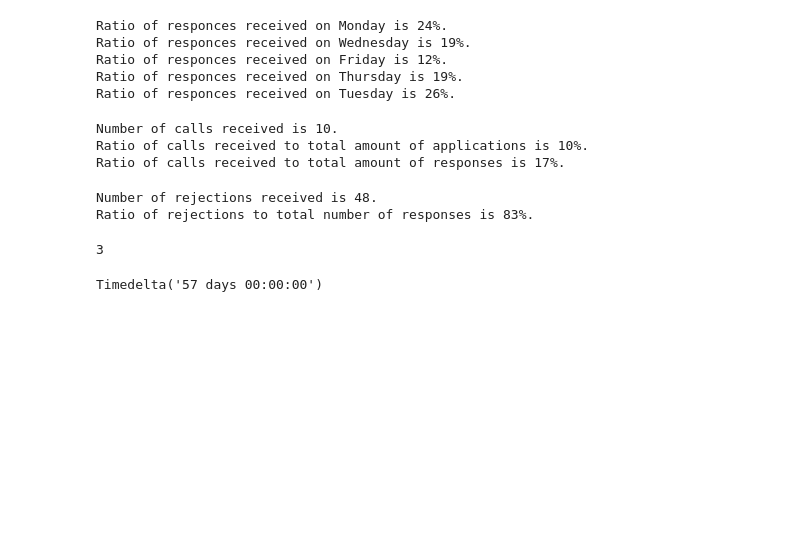
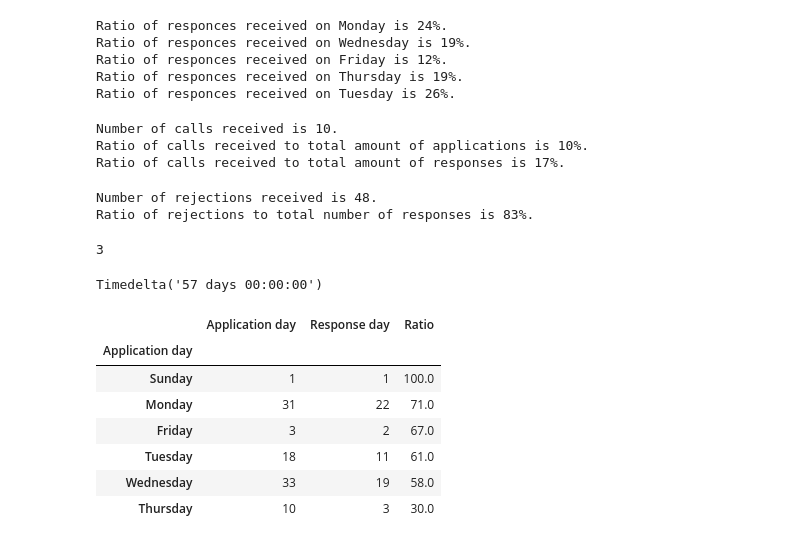
Before and after one commit to SvetlanaGruzdeva/job-hunt-stats, a Jupyter notebook: main.ipynb, the cells around one changed output. Drawn from its saved outputs; the diff is of its cells as text; code cells hidden in the pictures; blank space fills up the shorter version.

```diff
--- a/main.ipynb
+++ b/main.ipynb
@@ -41,6 +41,7 @@ memory usage: 9.9+ KB
 df.to_csv('.//clean_data//job_hunt_stat.csv')
 # %%
 df = pd.read_csv('.//clean_data//job_hunt_stat.csv')
+df.drop('Unnamed: 0', axis=1, inplace=True)
 # %%
 sns.displot(df, x='Application day', shrink=.8)
 plt.title('Application by day of the week')
@@ -117,0 +116,13 @@ Timedelta('57 days 00:00:00')
+# %%
+df_by_day = df[['Application day', 'Response day']].groupby(df['Application day']).count()
+df_by_day['Ratio'] = round(df_by_day['Response day']/df_by_day['Application day']*100, 0)
+df_by_day.sort_values('Ratio', ascending=False)
+# %% [output]
+|  | Application day | Response day | Ratio |
+| Application day |  |  |  |
+| Sunday | 1 | 1 | 100.0 |
+| Monday | 31 | 22 | 71.0 |
+| Friday | 3 | 2 | 67.0 |
+| Tuesday | 18 | 11 | 61.0 |
+| Wednesday | 33 | 19 | 58.0 |
+| Thursday | 10 | 3 | 30.0 |
```
Also changed, not shown: parts of 4 cells of this notebook, 1 other file.
